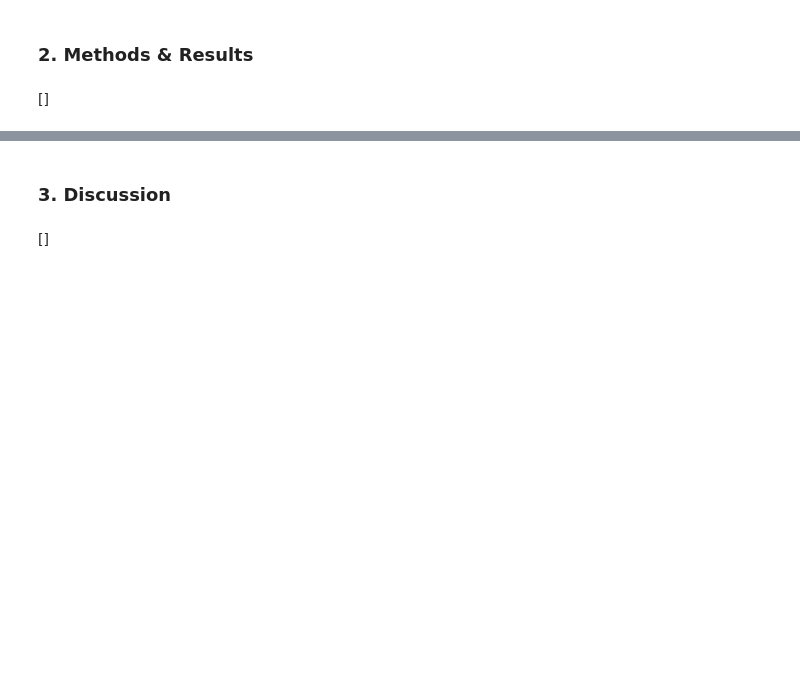
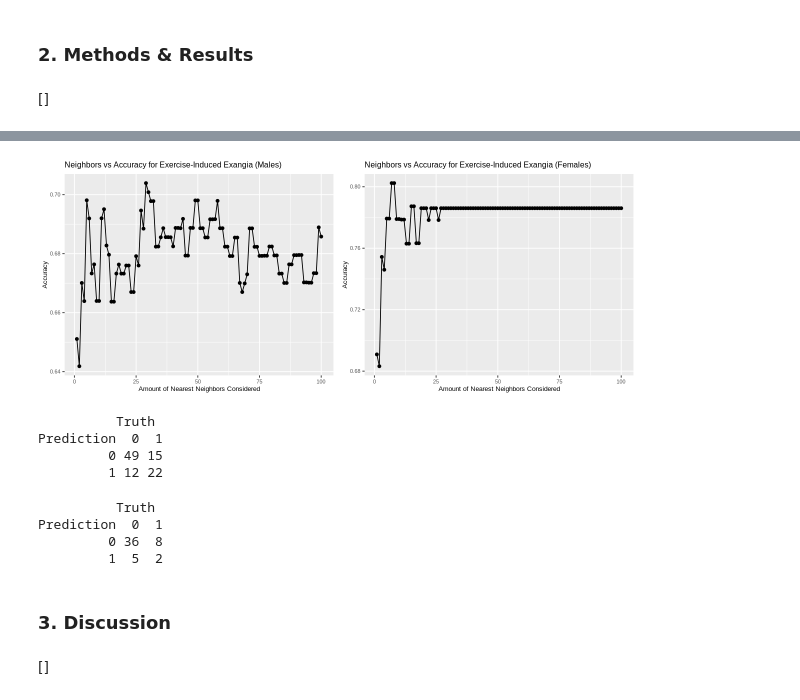
Before and after one commit to TheSkiffle/group_project_ds_2024, a Jupyter notebook: group_project_report.ipynb, the cells around one changed output, grey strips where cells are left out. Cells and saved outputs as stored; diff of their text form; code cells hidden in the pictures; blank space fills up the shorter version.

```diff
--- a/group_project_report.ipynb
+++ b/group_project_report.ipynb
@@ -54,3 +561,63 @@ dbl (14): age, sex, cp, trestbps, chol, fbs, restecg, thalach, exang, oldpea...
+# %%
+options(repr.plot.width=10, repr.plot.height=4)
+
+panel3 <- plot_grid(exang_accuracies_plot_male,
+                   exang_accuracies_plot_female,
+                   nrow = 1,
+                   ncol = 2)
+panel3
+# %% [output]
+[figure, added]
+# %%
+exang_spec_male <- nearest_neighbor(weight_func = "rectangular", neighbors = 29) |>
+    set_engine("kknn") |>
+    set_mode("classification")
+
+exang_fit_male <- workflow() |>
+    add_recipe(exang_recipe_male) |>
+    add_model(exang_spec_male) |>
+    fit(data = exang_heart_train_male)
+
+exang_heart_test_male <- exang_heart_test |>
+    filter(sex == 1)
+
+exang_predictions_male <- predict(exang_fit_male, exang_heart_test_male) |>
+    bind_cols(exang_heart_test_male)
+
+exang_confusion_male <- exang_predictions_male |>
+    conf_mat(truth = exang, estimate = .pred_class)
+
+exang_confusion_male
+# %% [output]
+          Truth
+Prediction  0  1
+         0 49 15
+         1 12 22
+# %%
+exang_spec_female <- nearest_neighbor(weight_func = "rectangular", neighbors = 8) |>
+    set_engine("kknn") |>
+    set_mode("classification")
+
+exang_fit_female <- workflow() |>
+    add_recipe(exang_recipe_female) |>
+    add_model(exang_spec_female) |>
+    fit(data = exang_heart_train_female)
+
+exang_heart_test_female <- exang_heart_test |>
+    filter(sex == 0)
+
+exang_predictions_female <- predict(exang_fit_female, exang_heart_test_female) |>
+    bind_cols(exang_heart_test_female)
+
+exang_confusion_female <- exang_predictions_female |>
+    conf_mat(truth = exang, estimate = .pred_class)
+
+exang_confusion_female
+# %% [output]
+          Truth
+Prediction  0  1
+         0 36  8
+         1  5  2
 # %% [markdown]
 ### 3. Discussion
 # %% [markdown]
```
Also changed, not shown: parts of 26 cells of this notebook.
